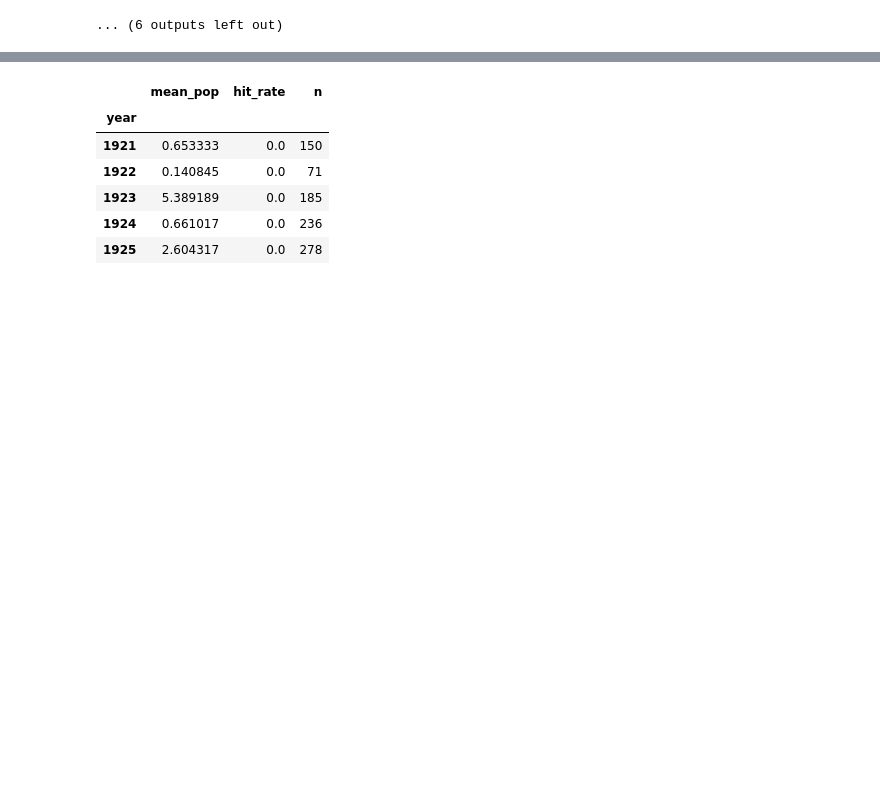
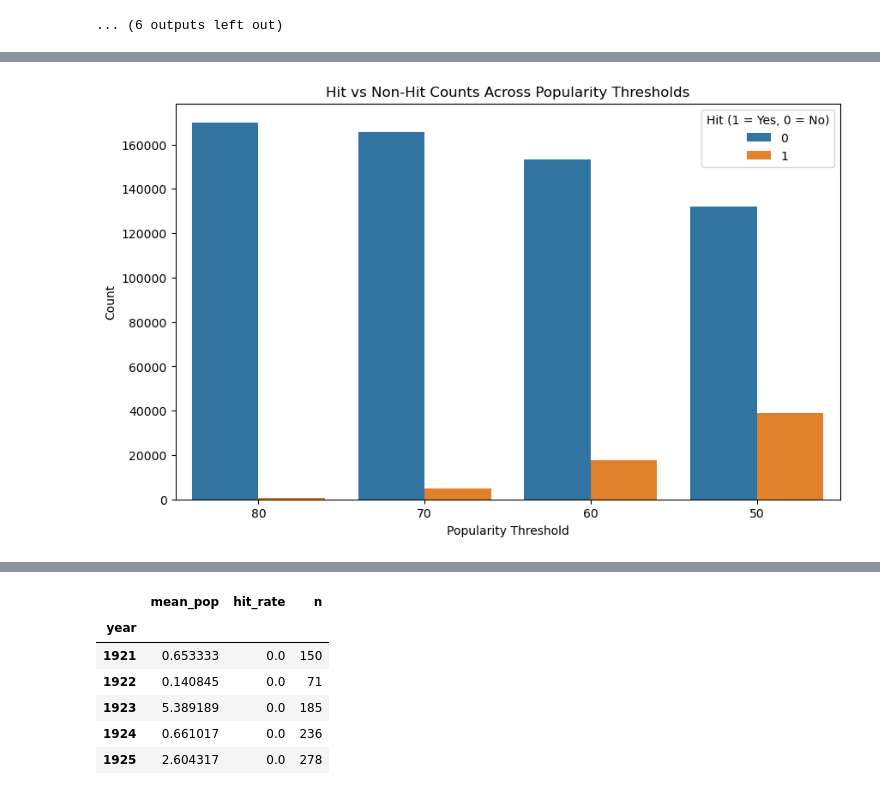
Before and after one commit to longhtt/Spotify-Hit-Song-ML-Prediction, a Jupyter notebook: Long_data_exploration.ipynb, the cells around one changed output, grey strips where cells are left out. Cells and saved outputs as stored; diff of their text form; code cells hidden in the pictures; blank space fills up the shorter version.

```diff
--- a/Long_data_exploration.ipynb
+++ b/Long_data_exploration.ipynb
@@ -349,0 +361,31 @@ Key numeric columns found: ['popularity', 'duration_ms', 'tempo', 'loudness', 'e
+# %%
+import pandas as pd
+import seaborn as sns
+import matplotlib.pyplot as plt
+
+# Create hit columns for each threshold
+thresholds = [80, 70, 60, 50]
+
+for t in thresholds:
+    df[f"hit_{t}"] = (df["popularity"] >= t).astype(int)
+
+# Reshape dataframe for plotting
+plot_df = df[[f"hit_{t}" for t in thresholds]].melt(
+    var_name="Threshold",
+    value_name="Hit"
+)
+
+# Clean threshold labels
+plot_df["Threshold"] = plot_df["Threshold"].str.replace("hit_", "")
+
+# Plot
+plt.figure(figsize=(10,6))
+sns.countplot(data=plot_df, x="Threshold", hue="Hit")
+
+plt.title("Hit vs Non-Hit Counts Across Popularity Thresholds")
+plt.xlabel("Popularity Threshold")
+plt.ylabel("Count")
+plt.legend(title="Hit (1 = Yes, 0 = No)")
+plt.show()
+# %% [output]
+[figure, added]
```
Also changed, not shown: parts of 12 cells of this notebook, 2 other files.
